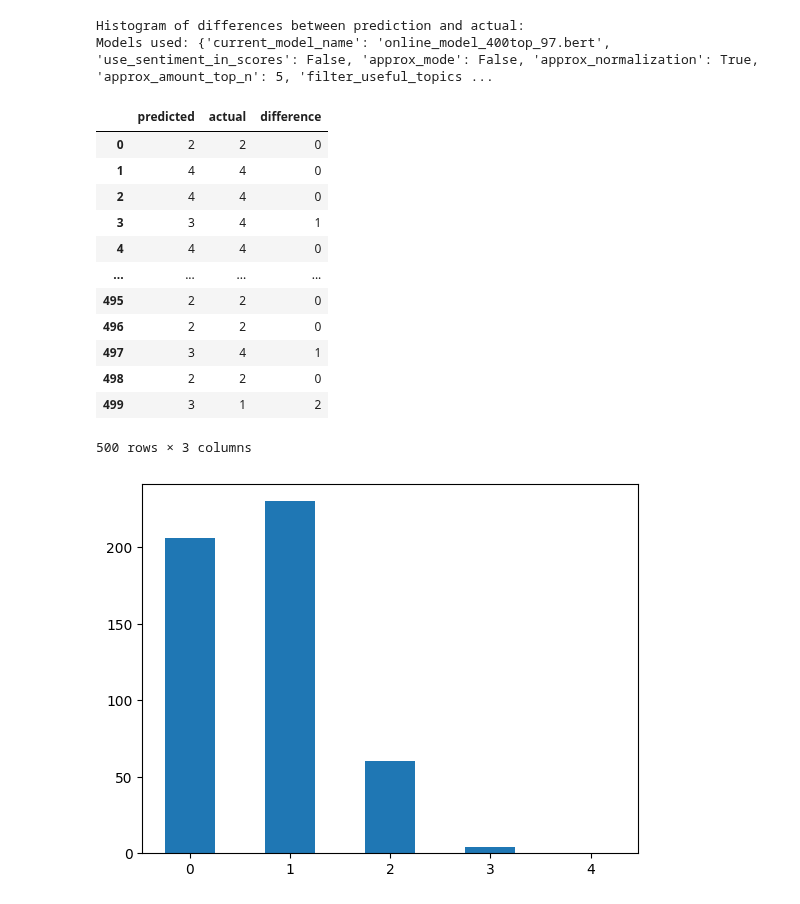
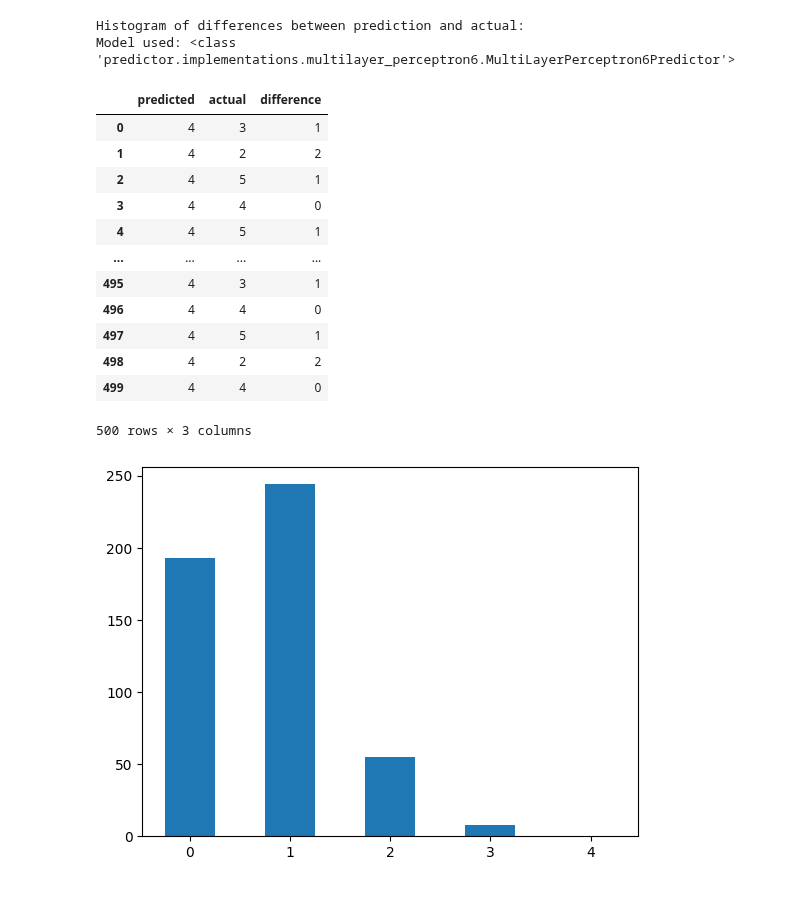
Before and after one commit to Tram13/masterthesis, a Jupyter notebook: src/predictor/trained_MLP_validation.ipynb, the cells around one changed output. Drawn from its saved outputs; the diff is of its cells as text; code cells hidden in the pictures.

Commit message:
Imports and graphs done

```diff
--- a/src/predictor/trained_MLP_validation.ipynb
+++ b/src/predictor/trained_MLP_validation.ipynb
@@ -34,9 +23,6 @@ while str(os.getcwd())[-3:] != 'src':  # Execute from src-directory root
 # %%
 _, (b_test, r_test, u_test) = DataReader().read_data()
 # %%
-from tools.model_loader import ModelLoader
-
-
 def load_model_with_test_data(model_path: os.PathLike, b_test_f, r_test_f, u_test_f) -> tuple[MultiLayerPerceptronPredictor, tuple[pd.DataFrame, pd.Series]]:
     # Create valid trained model
     trained_model = ModelLoader.load_mlp_model(model_path)
@@ -56,7 +42,7 @@ def find_worst_model_with_index(model_list) -> tuple[float, int]:
 def get_all_models_with_loss():
     models_dir = [dir_entry.path for dir_entry in list(os.scandir(ConfigParser().get_value("predictor_model", "model_dir"))) if dir_entry.path.endswith('.pt')]
     models_with_loss_f = []
-    for _ in range(min(len(models_dir), 5)):
+    for _ in range(len(models_dir)):
         models_with_loss_f.append((None, 99))
     for model_path in tqdm(models_dir, desc="Loading in models"):
 
@@ -73,7 +59,7 @@ def get_all_models_with_loss():
 def get_all_models_best_data():
     models_dir = [dir_entry.path for dir_entry in list(os.scandir(ConfigParser().get_value("predictor_model", "model_dir"))) if dir_entry.path.endswith('.pt')]
     models_with_loss_f = []
-    for _ in range(min(len(models_dir), 5)):
+    for _ in range(len(models_dir)):
         models_with_loss_f.append((None, 99))
 
     # Load data
@@ -145,25 +148,25 @@ for model, _, train_test_data in models_with_loss:
 # %%
-index = 0
+index = 1
 result = results[index]
-model: MultiLayerPerceptron6Predictor = models_with_loss[index][0]
+model: MultiLayerPerceptronPredictor = models_with_loss[index][0]
 print("Histogram of differences between prediction and actual:")
-print(f"Models used: {model.user_profiles_params}  |  {model.business_profiles_params}")
+print(f"Model used: {model.__class__}")
 plt.hist(result['difference'], bins=[0, 1, 2, 3, 4, 5], align='left', rwidth=0.5)
 result
 # %% [output]
 Histogram of differences between prediction and actual:
-Models used: {'current_model_name': 'online_model_400top_97.bert', 'use_sentiment_in_scores': False, 'approx_mode': False, 'approx_normalization': True, 'approx_amount_top_n': 5, 'filter_useful_topics ...
+Model used: <class 'predictor.implementations.multilayer_perceptron6.MultiLayerPerceptron6Predictor'>
 |  | predicted | actual | difference |
-| 0 | 2 | 2 | 0 |
-| 1 | 4 | 4 | 0 |
-| 2 | 4 | 4 | 0 |
-| 3 | 3 | 4 | 1 |
-| 4 | 4 | 4 | 0 |
+| 0 | 4 | 3 | 1 |
+| 1 | 4 | 2 | 2 |
+| 2 | 4 | 5 | 1 |
+| 3 | 4 | 4 | 0 |
+| 4 | 4 | 5 | 1 |
 | ... | ... | ... | ... |
-| 495 | 2 | 2 | 0 |
-| 496 | 2 | 2 | 0 |
-| 497 | 3 | 4 | 1 |
-| 498 | 2 | 2 | 0 |
-| 499 | 3 | 1 | 2 |
+| 495 | 4 | 3 | 1 |
+| 496 | 4 | 4 | 0 |
+| 497 | 4 | 5 | 1 |
+| 498 | 4 | 2 | 2 |
+| 499 | 4 | 4 | 0 |
 500 rows × 3 columns
-[figure, old version]
+[figure, new version]
```
Also changed, not shown: parts of 5 cells of this notebook.
